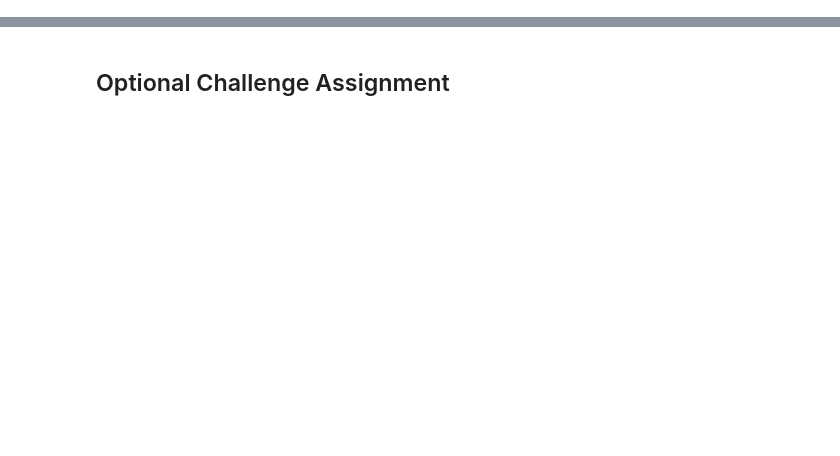
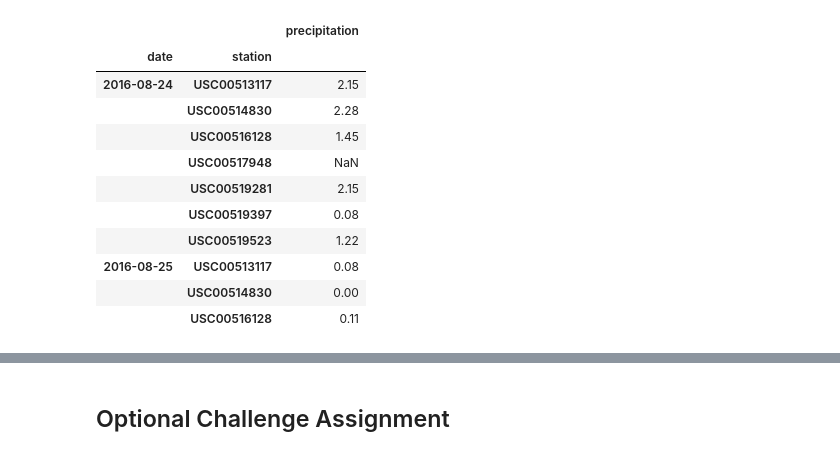
Before and after one commit to jamie-miller-rva/SQLAlchemy-Data-Storage-and-Retrieval, a Jupyter notebook: SQLAlchemy-Data-Storage-and-Retrieval.ipynb, the cells around one changed output, grey strips where cells are left out. Saved outputs shown, nothing was run; the diff lists cells and outputs as text; code cells hidden in the pictures; blank space fills up the shorter version.

```diff
--- a/SQLAlchemy-Data-Storage-and-Retrieval.ipynb
+++ b/SQLAlchemy-Data-Storage-and-Retrieval.ipynb
@@ -158,0 +126,6 @@ print(calc_temps('2012-02-28', '2012-03-05'))
+# %%
+# Perform some inital analysis of dates in the Measurement table
+# What is the last date?
+last_date_measurement = session.query(Measurement.date).order_by(Measurement.date.desc()).first()
+last_date_measurement = last_date_measurement[0]
+last_date_measurement
@@ -158,0 +134,7 @@ print(calc_temps('2012-02-28', '2012-03-05'))
+# %%
+# Calculate the date 1 year ago from the last data point in the database (the last date - 365 days)
+# Note currently last_date_measurement is a string ('2017-08-23', use dt.datetime.strptime to convert to date and calculate query date
+# And use dt.timedelta to subtract one year (365 days) from last day in Measurement table
+one_year_ago = dt.datetime.strptime(last_date_measurement, '%Y-%m-%d') - dt.timedelta(days=365)
+
+print("Query Date:", one_year_ago)
@@ -158,0 +143,32 @@ print(calc_temps('2012-02-28', '2012-03-05'))
+# %%
+# Design a query to retrieve precipitation data for the last 12 months of precipatation data
+last_year_precipation_query = session.query(Measurement.date, Measurement.station, Measurement.prcp).\
+    filter(Measurement.date > one_year_ago).all()
+# %%
+# Save the query results as a Pandas DataFrame
+last_year_precipitation_df = pd.DataFrame(last_year_precipation_query, columns=['date', 'station','precipitation'])
+
+# Convert the 'date' column from string to a date using pandas to_datetime
+last_year_precipitation_df['date'] = pd.to_datetime(last_year_precipitation_df['date'], format='%Y-%m-%d')
+
+# Set the index to the date column using pandas set_index
+last_year_precipitation_df.set_index('date', inplace=True)
+
+# Sort the dataframe by date using pandas sort_values, note ascending is the default so it can be left off
+last_year_precipitation_df = last_year_precipitation_df.sort_values(by=['date'], ascending=True)
+
+last_year_precipitation_df = last_year_precipitation_df.groupby(['date', 'station']).mean() # since each station has at most one measurement per day the mean (of one) is just the measurement
+last_year_precipitation_df.head(10)
+# %% [output]
+|  |  | precipitation |
+| date | station |  |
+| 2016-08-24 | USC00513117 | 2.15 |
+|  | USC00514830 | 2.28 |
+|  | USC00516128 | 1.45 |
+|  | USC00517948 | NaN |
+|  | USC00519281 | 2.15 |
+|  | USC00519397 | 0.08 |
+|  | USC00519523 | 1.22 |
+| 2016-08-25 | USC00513117 | 0.08 |
+|  | USC00514830 | 0.00 |
+|  | USC00516128 | 0.11 |
```
Also changed, not shown: parts of 73 cells of this notebook.
